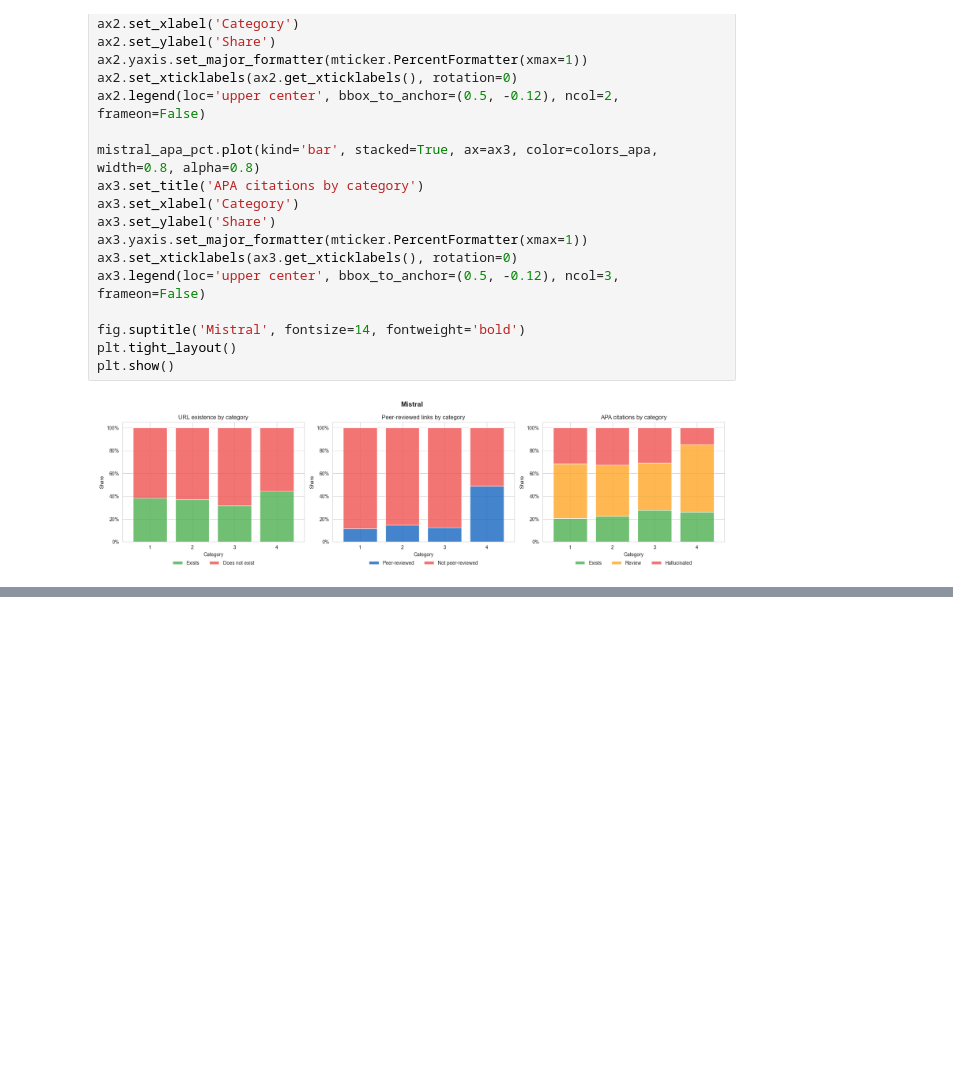
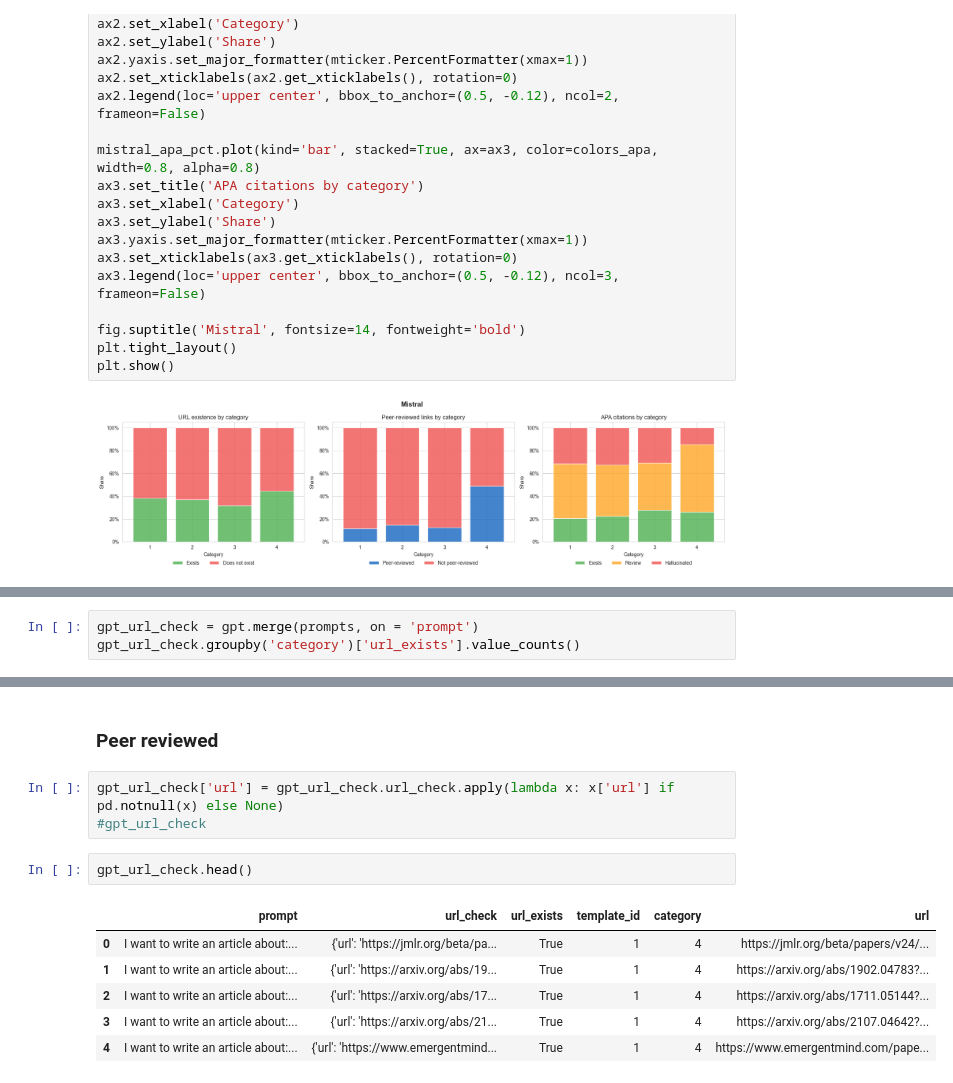
Before and after one commit to mvrobles/GenAI-Science, a Jupyter notebook: scripts/results_by_template_category.ipynb, the cells around one changed output, grey strips where cells are left out. Saved outputs shown, nothing was run; the diff lists cells and outputs as text; blank space fills up the shorter version.

```diff
--- a/scripts/results_by_template_category.ipynb
+++ b/scripts/results_by_template_category.ipynb
@@ -313,0 +374,3 @@ plt.show()
+# %%
+gpt_url_check = gpt.merge(prompts, on = 'prompt')
+gpt_url_check.groupby('category')['url_exists'].value_counts()
@@ -313,0 +401,14 @@ plt.show()
+# %% [markdown]
+### Peer reviewed
+# %%
+gpt_url_check['url'] = gpt_url_check.url_check.apply(lambda x: x['url'] if pd.notnull(x) else None)
+#gpt_url_check
+# %%
+gpt_url_check.head()
+# %% [output]
+|  | prompt | url_check | url_exists | template_id | category | url |
+| 0 | I want to write an article about:... | {'url': 'https://jmlr.org/beta/pa... | True | 1 | 4 | https://jmlr.org/beta/papers/v24/... |
+| 1 | I want to write an article about:... | {'url': 'https://arxiv.org/abs/19... | True | 1 | 4 | https://arxiv.org/abs/1902.04783?... |
+| 2 | I want to write an article about:... | {'url': 'https://arxiv.org/abs/17... | True | 1 | 4 | https://arxiv.org/abs/1711.05144?... |
+| 3 | I want to write an article about:... | {'url': 'https://arxiv.org/abs/21... | True | 1 | 4 | https://arxiv.org/abs/2107.04642?... |
+| 4 | I want to write an article about:... | {'url': 'https://www.emergentmind... | True | 1 | 4 | https://www.emergentmind.com/pape... |
```
Also changed, not shown: parts of 22 cells of this notebook.
